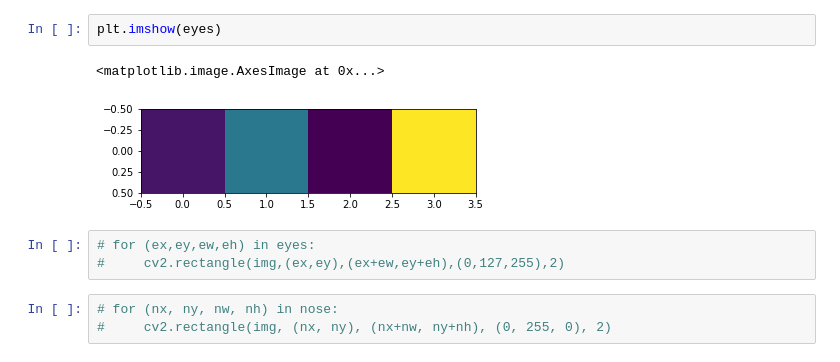
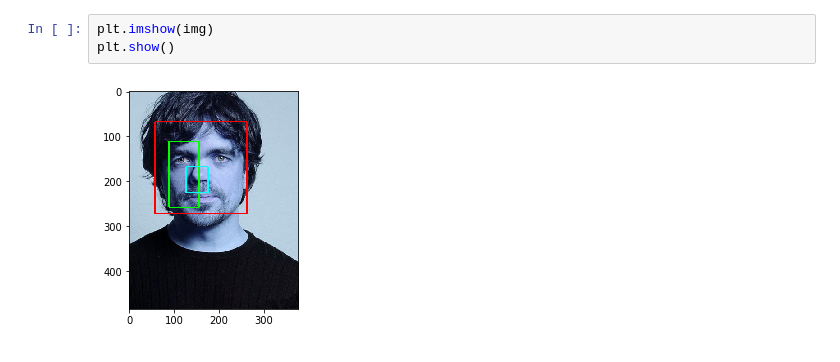
Before and after one commit to shubhammittal009/ml_cb, a Jupyter notebook: snapchat_filter/snapchat_filter.ipynb, the cells around one changed output. Saved outputs shown, nothing was run; the diff lists cells and outputs as text.

```diff
--- a/snapchat_filter/snapchat_filter.ipynb
+++ b/snapchat_filter/snapchat_filter.ipynb
@@ -26,11 +53,5 @@ nose = nose_cascade.detectMultiScale(img)
 # %%
-plt.imshow(eyes)
+plt.imshow(img)
+plt.show()
 # %% [output]
-<matplotlib.image.AxesImage at 0x...>
-[figure, old version]
+[figure, new version]
-# %%
-# for (ex,ey,ew,eh) in eyes:
-#     cv2.rectangle(img,(ex,ey),(ex+ew,ey+eh),(0,127,255),2)
-# %%
-# for (nx, ny, nw, nh) in nose:
-#     cv2.rectangle(img, (nx, ny), (nx+nw, ny+nh), (0, 255, 0), 2)
```
Also changed, not shown: parts of 22 cells of this notebook, 4 other files.
